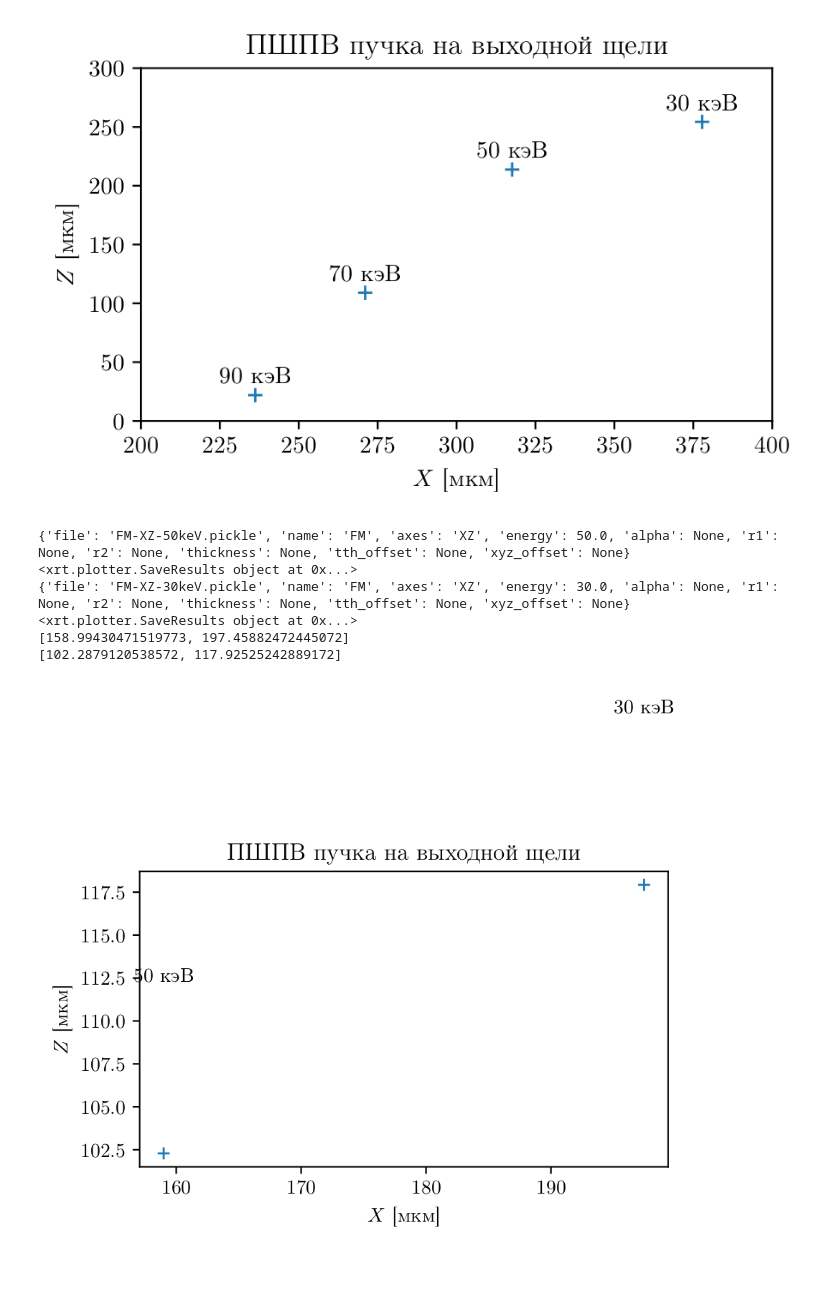
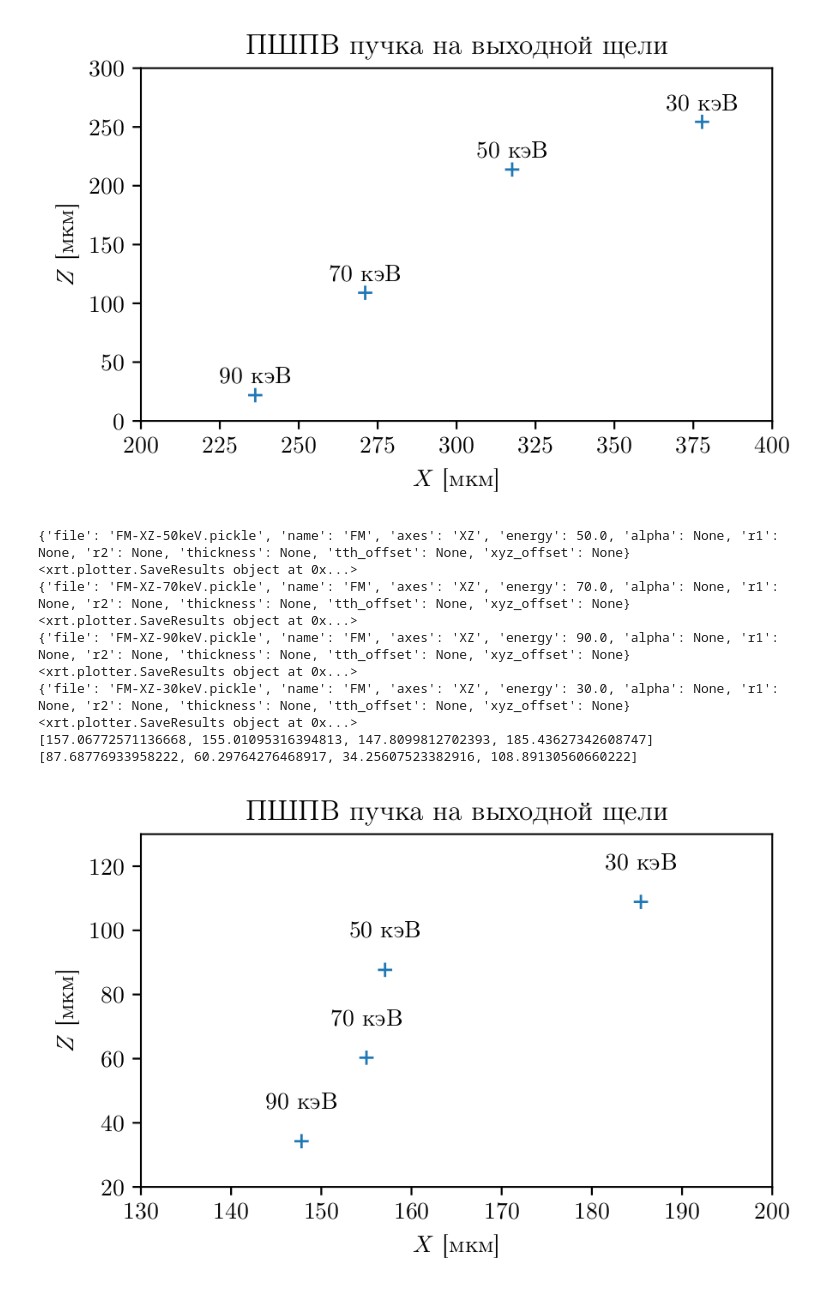
Before and after one commit to glebdovzhenko/skif-xrt, a Jupyter notebook: notebooks/NSTU-SCW.ipynb, the cells around one changed output. Cells and saved outputs as stored; diff of their text form; code cells hidden in the pictures.

```diff
--- a/notebooks/NSTU-SCW.ipynb
+++ b/notebooks/NSTU-SCW.ipynb
@@ -437,32 +437,38 @@ fig
 # %%
 dd = os.path.join(os.getenv('BASE_DIR'), 'datasets', 'nstu-scw', 'spot_size')
 
 ens, xs, ys = [], [], []
 for metadata in datafiles(dd):
     print(metadata)
     with open(os.path.join(dd, metadata['file']), 'rb') as data:
         data = pickle.load(data)
         print(data)
         xs.append(1e3 * get_integral_breadth(data, 'x'))
         ys.append(1e3 * get_integral_breadth(data, 'y'))
         ens.append(metadata['energy'])
 
 print(xs)
 print(ys)
 fig, ax = plt.subplots()
 ax.plot(xs, ys, '+')
 for x, y, en in zip(xs, ys, ens):
     plt.text(x, y + 10, '%d кэВ' % int(en), ha='center', va='bottom')
 plt.title('ПШПВ пучка на выходной щели')
 plt.xlabel('$X$ [мкм]')
 plt.ylabel('$Z$ [мкм]')
+plt.xlim(130, 200)
+plt.ylim(20, 130)
 
 fig
 # %% [output]
 {'file': 'FM-XZ-50keV.pickle', 'name': 'FM', 'axes': 'XZ', 'energy': 50.0, 'alpha': None, 'r1': None, 'r2': None, 'thickness': None, 'tth_offset': None, 'xyz_offset': None}
+<xrt.plotter.SaveResults object at 0x...>
+{'file': 'FM-XZ-70keV.pickle', 'name': 'FM', 'axes': 'XZ', 'energy': 70.0, 'alpha': None, 'r1': None, 'r2': None, 'thickness': None, 'tth_offset': None, 'xyz_offset': None}
+<xrt.plotter.SaveResults object at 0x...>
+{'file': 'FM-XZ-90keV.pickle', 'name': 'FM', 'axes': 'XZ', 'energy': 90.0, 'alpha': None, 'r1': None, 'r2': None, 'thickness': None, 'tth_offset': None, 'xyz_offset': None}
 <xrt.plotter.SaveResults object at 0x...>
 {'file': 'FM-XZ-30keV.pickle', 'name': 'FM', 'axes': 'XZ', 'energy': 30.0, 'alpha': None, 'r1': None, 'r2': None, 'thickness': None, 'tth_offset': None, 'xyz_offset': None}
 <xrt.plotter.SaveResults object at 0x...>
-[158.99430471519773, 197.45882472445072]
-[102.2879120538572, 117.92525242889172]
+[157.06772571136668, 155.01095316394813, 147.8099812702393, 185.43627342608747]
+[87.68776933958222, 60.29764276468917, 34.25607523382916, 108.89130560660222]
-[figure, old version]
+[figure, new version]
```
Also changed, not shown: 3 other files.
